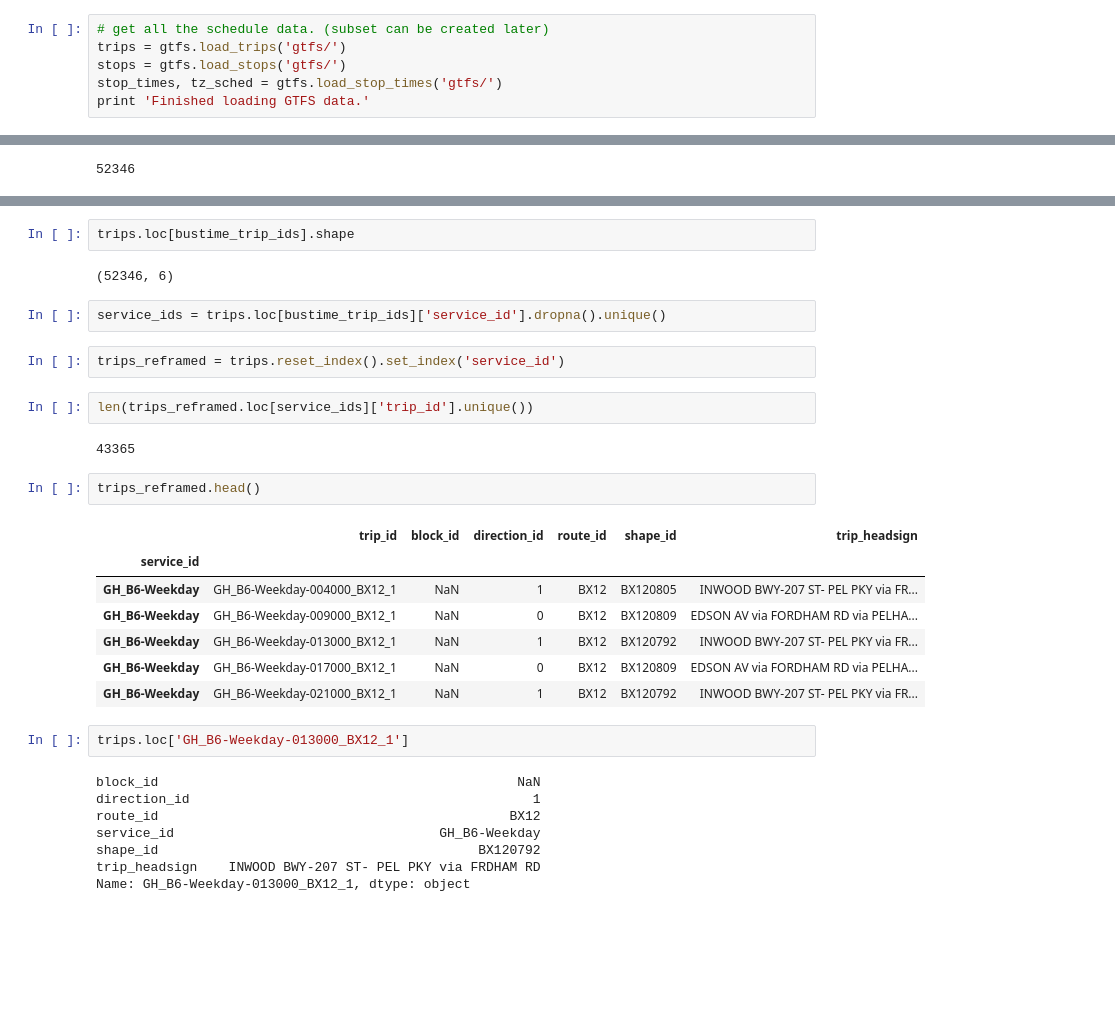
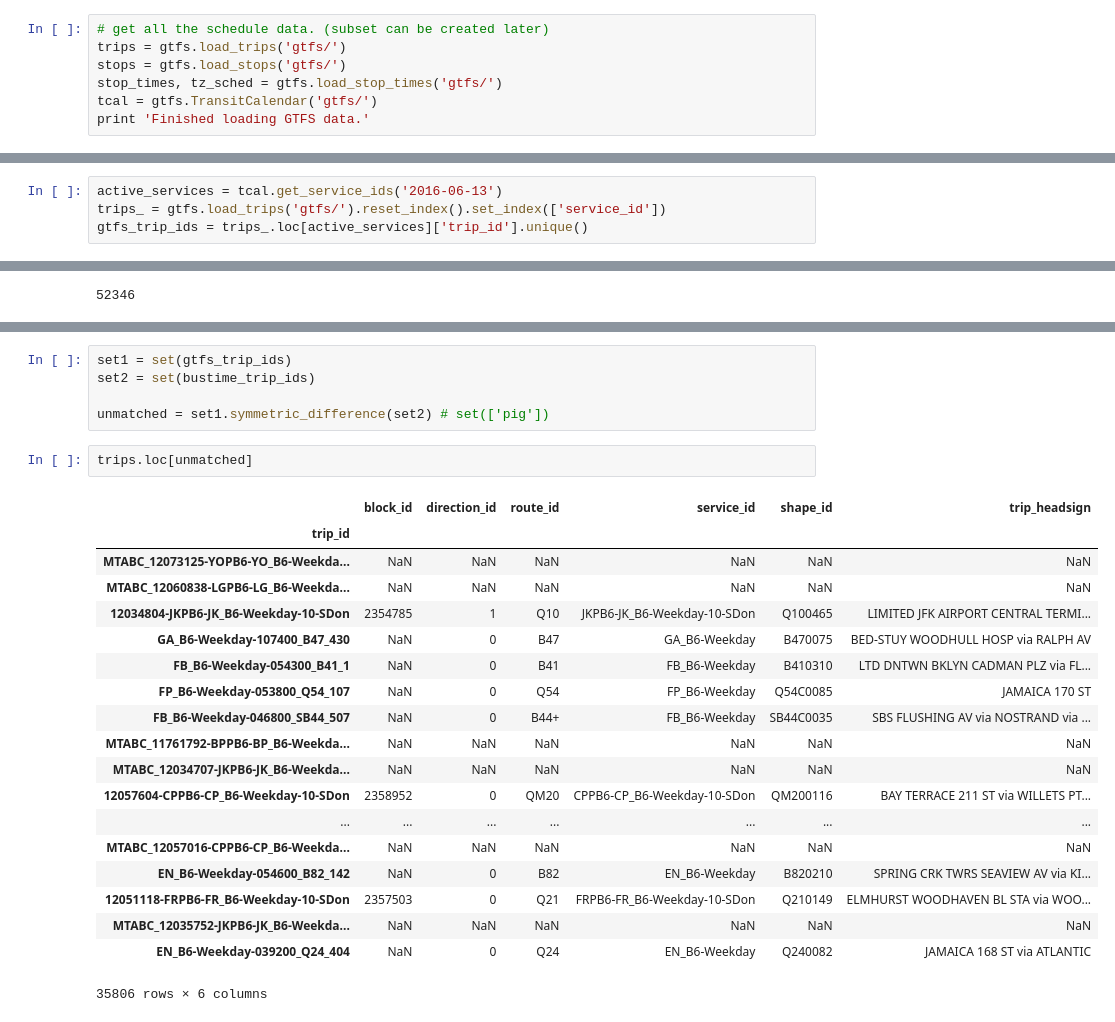
Before and after one commit to sarangof/Bus-Capstone, a Jupyter notebook: trip_data_coverage_demo.ipynb, the cells around one changed output, grey strips where cells are left out. Saved outputs shown, nothing was run; the diff lists cells and outputs as text; blank space fills up the shorter version.

Commit message:
identified trip_ids with missing data from BusTime sample

```diff
--- a/trip_data_coverage_demo.ipynb
+++ b/trip_data_coverage_demo.ipynb
@@ -13,6 +13,7 @@ os.chdir('/gpfs2/projects/project-bus_capstone_2016/workspace/share')
 trips = gtfs.load_trips('gtfs/')
 stops = gtfs.load_stops('gtfs/')
 stop_times, tz_sched = gtfs.load_stop_times('gtfs/')
+tcal = gtfs.TransitCalendar('gtfs/')
 print 'Finished loading GTFS data.'
 # %% [output]
 Finished loading GTFS data.
@@ -40,2 +37,6 @@ len(trips.index)
+# %%
+active_services = tcal.get_service_ids('2016-06-13')
+trips_ = gtfs.load_trips('gtfs/').reset_index().set_index(['service_id'])
+gtfs_trip_ids = trips_.loc[active_services]['trip_id'].unique()
 # %%
 bustime_trip_ids = bustime.index.get_level_values(1).unique()
@@ -50,32 +71,27 @@ len(bustime.groupby(level=1).size())
+# %%
+set1 = set(gtfs_trip_ids)
+set2 = set(bustime_trip_ids)
+
+unmatched = set1.symmetric_difference(set2) # set(['pig'])
 # %%
-trips.loc[bustime_trip_ids].shape
+trips.loc[unmatched]
 # %% [output]
+|  | block_id | direction_id | route_id | service_id | shape_id | trip_headsign |
+| trip_id |  |  |  |  |  |  |
+| MTABC_12073125-YOPB6-YO_B6-Weekda... | NaN | NaN | NaN | NaN | NaN | NaN |
+| MTABC_12060838-LGPB6-LG_B6-Weekda... | NaN | NaN | NaN | NaN | NaN | NaN |
+| 12034804-JKPB6-JK_B6-Weekday-10-SDon | 2354785 | 1 | Q10 | JKPB6-JK_B6-Weekday-10-SDon | Q100465 | LIMITED JFK AIRPORT CENTRAL TERMI... |
+| GA_B6-Weekday-107400_B47_430 | NaN | 0 | B47 | GA_B6-Weekday | B470075 | BED-STUY WOODHULL HOSP via RALPH AV |
+| FB_B6-Weekday-054300_B41_1 | NaN | 0 | B41 | FB_B6-Weekday | B410310 | LTD DNTWN BKLYN CADMAN PLZ via FL... |
+| FP_B6-Weekday-053800_Q54_107 | NaN | 0 | Q54 | FP_B6-Weekday | Q54C0085 | JAMAICA 170 ST |
+| FB_B6-Weekday-046800_SB44_507 | NaN | 0 | B44+ | FB_B6-Weekday | SB44C0035 | SBS FLUSHING AV via NOSTRAND via ... |
+| MTABC_11761792-BPPB6-BP_B6-Weekda... | NaN | NaN | NaN | NaN | NaN | NaN |
+| MTABC_12034707-JKPB6-JK_B6-Weekda... | NaN | NaN | NaN | NaN | NaN | NaN |
+| 12057604-CPPB6-CP_B6-Weekday-10-SDon | 2358952 | 0 | QM20 | CPPB6-CP_B6-Weekday-10-SDon | QM200116 | BAY TERRACE 211 ST via WILLETS PT... |
+| ... | ... | ... | ... | ... | ... | ... |
+| MTABC_12057016-CPPB6-CP_B6-Weekda... | NaN | NaN | NaN | NaN | NaN | NaN |
+| EN_B6-Weekday-054600_B82_142 | NaN | 0 | B82 | EN_B6-Weekday | B820210 | SPRING CRK TWRS SEAVIEW AV via KI... |
+| 12051118-FRPB6-FR_B6-Weekday-10-SDon | 2357503 | 0 | Q21 | FRPB6-FR_B6-Weekday-10-SDon | Q210149 | ELMHURST WOODHAVEN BL STA via WOO... |
+| MTABC_12035752-JKPB6-JK_B6-Weekda... | NaN | NaN | NaN | NaN | NaN | NaN |
+| EN_B6-Weekday-039200_Q24_404 | NaN | 0 | Q24 | EN_B6-Weekday | Q240082 | JAMAICA 168 ST via ATLANTIC |
-(52346, 6)
+35806 rows × 6 columns
-# %%
-service_ids = trips.loc[bustime_trip_ids]['service_id'].dropna().unique()
-# %%
-trips_reframed = trips.reset_index().set_index('service_id')
-# %%
-len(trips_reframed.loc[service_ids]['trip_id'].unique())
-# %% [output]
-43365
-# %%
-trips_reframed.head()
-# %% [output]
-|  | trip_id | block_id | direction_id | route_id | shape_id | trip_headsign |
-| service_id |  |  |  |  |  |  |
-| GH_B6-Weekday | GH_B6-Weekday-004000_BX12_1 | NaN | 1 | BX12 | BX120805 | INWOOD BWY-207 ST- PEL PKY via FR... |
-| GH_B6-Weekday | GH_B6-Weekday-009000_BX12_1 | NaN | 0 | BX12 | BX120809 | EDSON AV via FORDHAM RD via PELHA... |
-| GH_B6-Weekday | GH_B6-Weekday-013000_BX12_1 | NaN | 1 | BX12 | BX120792 | INWOOD BWY-207 ST- PEL PKY via FR... |
-| GH_B6-Weekday | GH_B6-Weekday-017000_BX12_1 | NaN | 0 | BX12 | BX120809 | EDSON AV via FORDHAM RD via PELHA... |
-| GH_B6-Weekday | GH_B6-Weekday-021000_BX12_1 | NaN | 1 | BX12 | BX120792 | INWOOD BWY-207 ST- PEL PKY via FR... |
-# %%
-trips.loc['GH_B6-Weekday-013000_BX12_1']
-# %% [output]
-block_id                                              NaN
-direction_id                                            1
-route_id                                             BX12
-service_id                                  GH_B6-Weekday
-shape_id                                         BX120792
-trip_headsign    INWOOD BWY-207 ST- PEL PKY via FRDHAM RD
-Name: GH_B6-Weekday-013000_BX12_1, dtype: object
```
Also changed, not shown: parts of 6 cells of this notebook.
